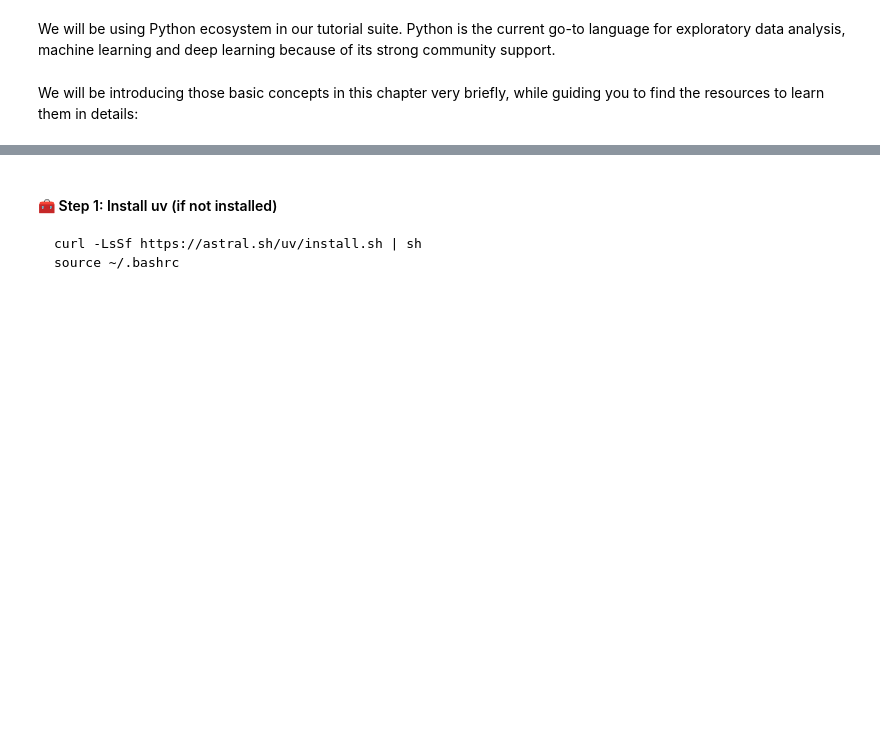
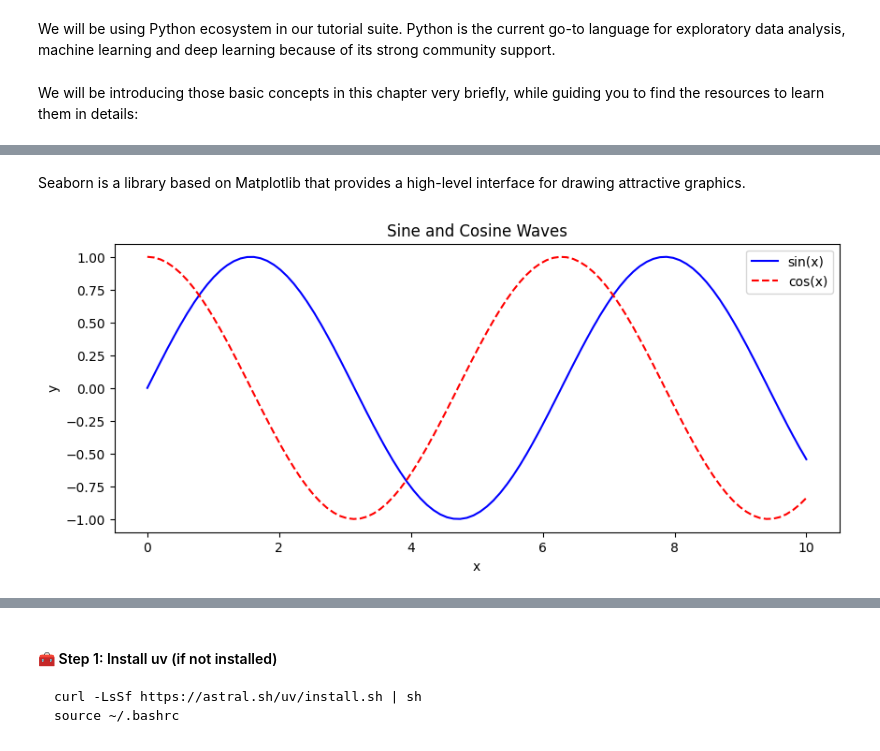
Before and after one commit to ut-vision/30min-of-deep-learning, a Jupyter notebook: 00_Prelude/index.ipynb, the cells around one changed output, grey strips where cells are left out. Cells and saved outputs as stored; diff of their text form; code cells hidden in the pictures; blank space fills up the shorter version.

```diff
--- a/00_Prelude/index.ipynb
+++ b/00_Prelude/index.ipynb
@@ -35,0 +136,17 @@ We will give brief demo on the libraries we will be using throughout the tutoria
+# %% [markdown]
+Seaborn is a library based on Matplotlib that provides a high-level interface for drawing attractive graphics.
+# %%
+# You can create an equivalent plot using Seaborn easily
+# This is much more true for complex visualizations
+import seaborn as sns
+
+# Using the same data
+plt.figure(figsize=(10, 4))
+sns.lineplot(x=x, y=y1, label="sin(x)", color="blue")
+sns.lineplot(x=x, y=y2, label="cos(x)", color="red", linestyle="--")
+plt.title("Sine and Cosine Waves")
+plt.xlabel("x")
+plt.ylabel("y")
+plt.show()
+# %% [output]
+[figure, added]
```
Also changed, not shown: parts of 21 cells of this notebook, 2 other files.
